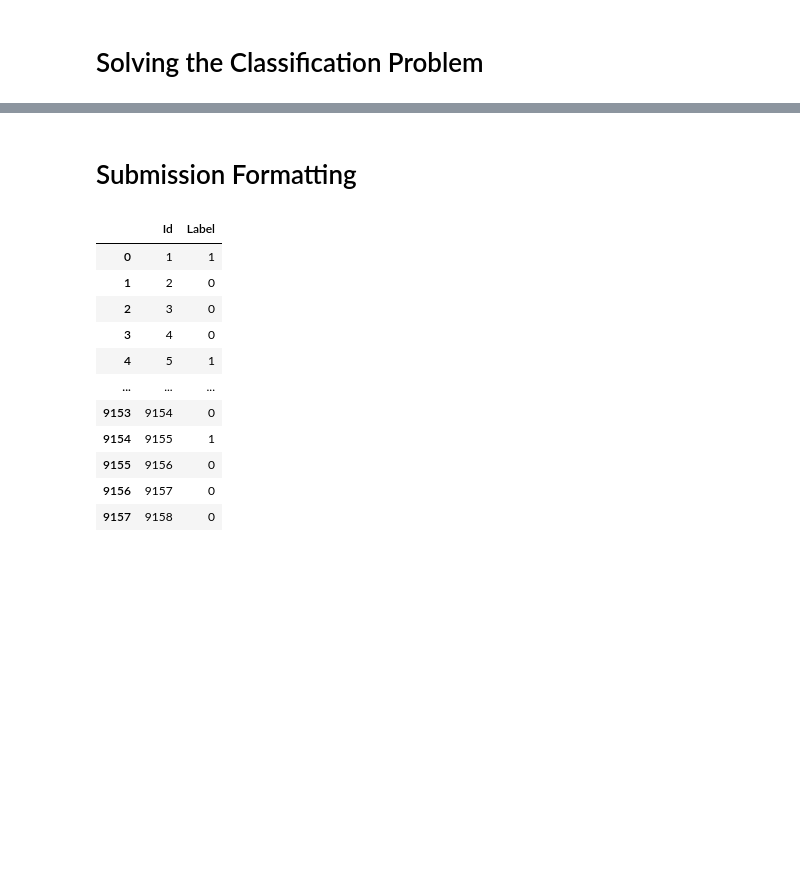
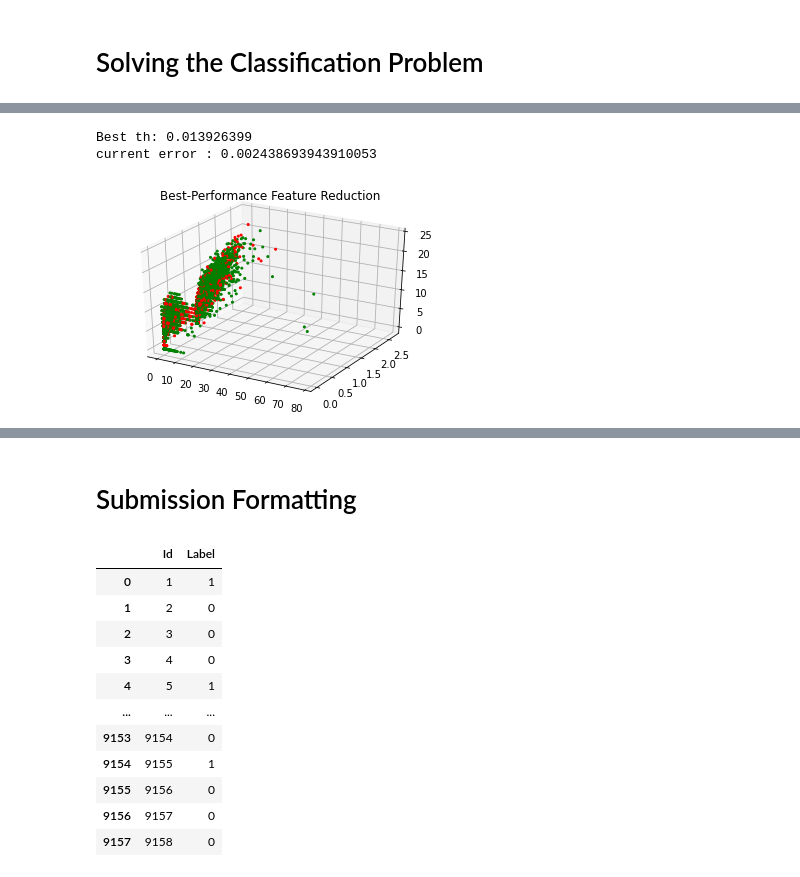
Before and after one commit to sergio-gimenez/anomaly-4G-detection, a Jupyter notebook: MLEARN_Competition_GimenezCastell.ipynb, the cells around one changed output, grey strips where cells are left out. Cells and saved outputs as stored; diff of their text form; code cells hidden in the pictures; blank space fills up the shorter version.

```diff
--- a/MLEARN_Competition_GimenezCastell.ipynb
+++ b/MLEARN_Competition_GimenezCastell.ipynb
@@ -232,0 +222,17 @@ weighted avg       1.00      1.00      1.00      7381
+# %%
+  print('Best th:', best_th)
+  print('current error :', current_error)
+
+
+  #TODO plot best estimator
+  colors=['green' if l==0 else 'red' for l in y_train]
+  fig = plt.figure()
+  ax = fig.add_subplot(111, projection='3d')
+  ax.scatter(best_transformation[:,0], best_transformation[:, 1], best_transformation[:, 2], s=4, alpha=1,color=colors)
+
+  plt.title('Best-Performance Feature Reduction')
+  plt.show()
+# %% [output]
+Best th: 0.013926399
+current error : 0.002438693943910053
+[figure, added]
```
Also changed, not shown: parts of 20 cells of this notebook.
